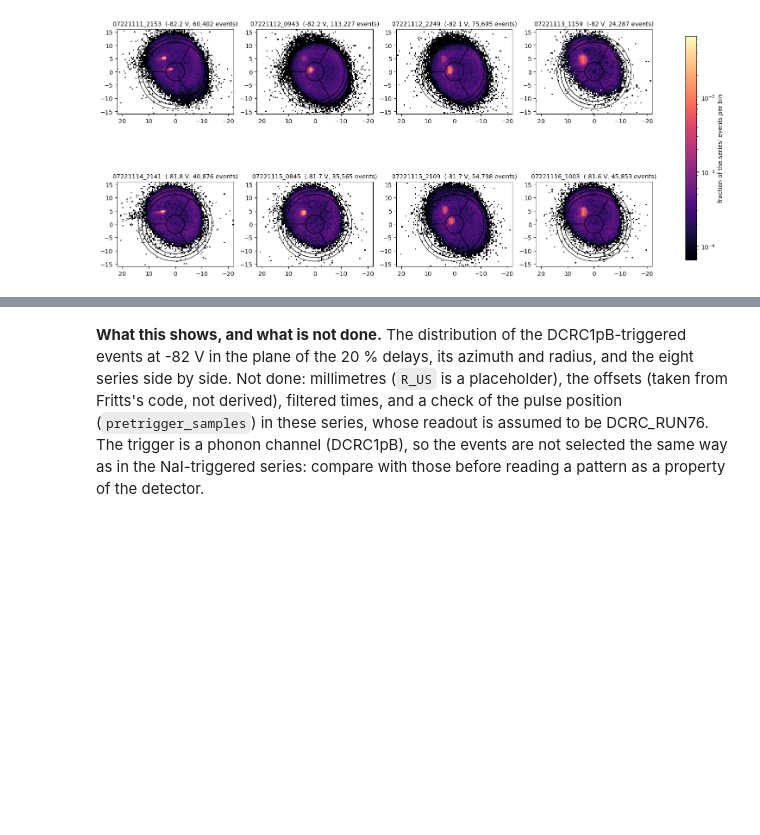
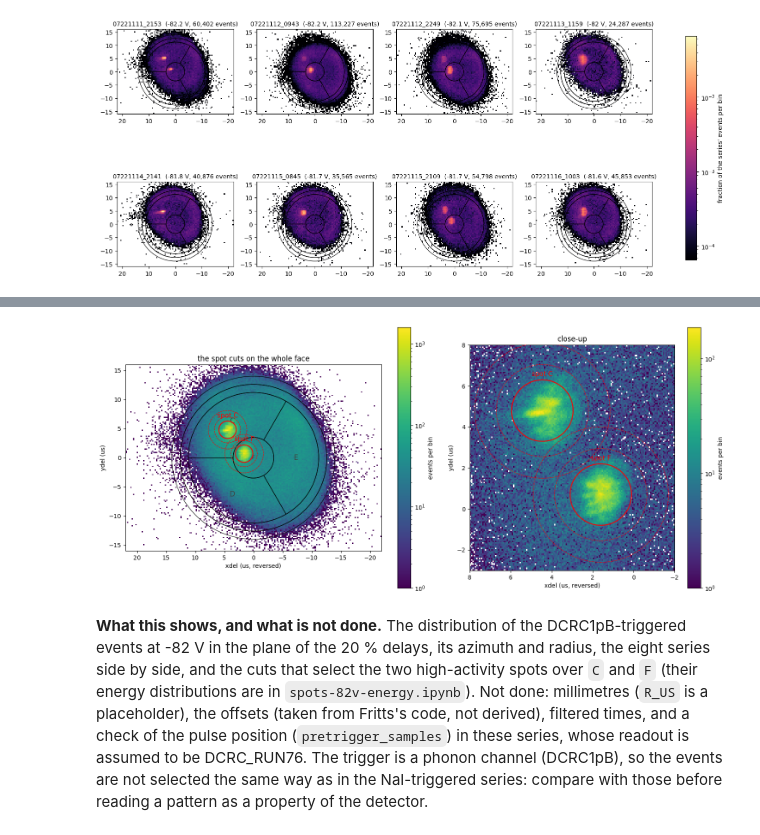
Before and after one commit to villano-lab/NSDF-Data, a Jupyter notebook: data_analysis/R76/notebooks/relcal/positions-82v-dcrc1pb.ipynb, the cells around one changed output, grey strips where cells are left out. Cells and saved outputs as stored; diff of their text form; code cells hidden in the pictures; blank space fills up the shorter version.

```diff
--- a/data_analysis/R76/notebooks/relcal/positions-82v-dcrc1pb.ipynb
+++ b/data_analysis/R76/notebooks/relcal/positions-82v-dcrc1pb.ipynb
@@ -189,0 +194,12 @@ plt.show()
+# %%
+from spots_82v import SPOTS, in_spot, ring
+
+spot = {k: use & in_spot(xdel, ydel, k) for k in SPOTS}
+side = {k: use & ring(xdel, ydel, k) for k in SPOTS}
+for k, (x0, y0, r) in SPOTS.items():
+    print(f"spot {k}: centre ({x0:+.2f}, {y0:+.2f}) us, radius {r} us: {spot[k].sum():,} events "
+          f"({spot[k].sum() / use.sum():.1%} of the selected events); ring around it: {side[k].sum():,}")
+print(f"\n{'series':>14}" + "".join(f"{'spot ' + k:>10}" for k in SPOTS) + f"{'selected':>10}")
+for s in np.unique(series):
+    m = series == s
+    print(f"{s:>14}" + "".join(f"{(spot[k] & m).sum():>10,}" for k in SPOTS) + f"{(use & m).sum():>10,}")
@@ -190,2 +219,33 @@ plt.show()
+# %%
+from matplotlib.patches import Circle
+
+fig, (ax1, ax2) = plt.subplots(1, 2, figsize=(15, 6.5), gridspec_kw={"width_ratios": [1.25, 1]})
+h = ax1.hist2d(xdel[use], ydel[use], bins=[200, 160], range=[[-XR, XR], [-YR, YR]], cmap="viridis", norm=colors.LogNorm(), cmin=1, zorder=2)
+draw_detector_mirrored(ax1)
+ax1.set_xlim(XR, -XR)
+ax1.set_ylim(-YR, YR)
+ax1.set_title("the spot cuts on the whole face")
+fig.colorbar(h[3], ax=ax1, label="events per bin")
+
+# a close-up of the two spots, finer bins
+h = ax2.hist2d(xdel[use], ydel[use], bins=[160, 160], range=[[-2, 8], [-3, 8]], cmap="viridis", norm=colors.LogNorm(), cmin=1, zorder=2)
+ax2.set_xlim(8, -2)
+ax2.set_ylim(-3, 8)
+ax2.set_aspect("equal")
+ax2.set_title("close-up")
+fig.colorbar(h[3], ax=ax2, label="events per bin")
+
+for ax in (ax1, ax2):
+    for k, (x0, y0, r) in SPOTS.items():
+        ax.add_patch(Circle((x0, y0), r, facecolor="none", edgecolor="r", linewidth=1.5, zorder=6))
+        for f in (1.5, 2.2):
+            ax.add_patch(Circle((x0, y0), f * r, facecolor="none", edgecolor="r", linewidth=0.8, linestyle="--", zorder=6))
+        ax.annotate(f"spot {k}", (x0, y0 + r), xytext=(0, 6), textcoords="offset points", ha="center", color="r", fontsize=11, zorder=7)
+    ax.set_xlabel("xdel (us, reversed)")
+    ax.set_ylabel("ydel (us)")
+fig.tight_layout()
+plt.show()
+# %% [output]
+[figure, added]
 # %% [markdown]
-**What this shows, and what is not done.** The distribution of the DCRC1pB-triggered events at -82 V in the plane of the 20 % delays, its azimuth and radius, and the eight series side by side. Not done: millimetres (`R_US` is a placeholder), the offsets (taken from Fritts's code, not derived), filtered times, and a check of the pulse position (`pretrigger_samples`) in these series, whose readout is assumed to be DCRC_RUN76. The trigger is a phonon channel (DCRC1pB), so the events are not selected the same way as in the NaI-triggered series: compare with those before reading a pattern as a property of the detector.
+**What this shows, and what is not done.** The distribution of the DCRC1pB-triggered events at -82 V in the plane of the 20 % delays, its azimuth and radius, the eight series side by side, and the cuts that select the two high-activity spots over `C` and `F` (their energy distributions are in `spots-82v-energy.ipynb`). Not done: millimetres (`R_US` is a placeholder), the offsets (taken from Fritts's code, not derived), filtered times, and a check of the pulse position (`pretrigger_samples`) in these series, whose readout is assumed to be DCRC_RUN76. The trigger is a phonon channel (DCRC1pB), so the events are not selected the same way as in the NaI-triggered series: compare with those before reading a pattern as a property of the detector.
```
Also changed, not shown: parts of 2 cells of this notebook, 3 other files.
